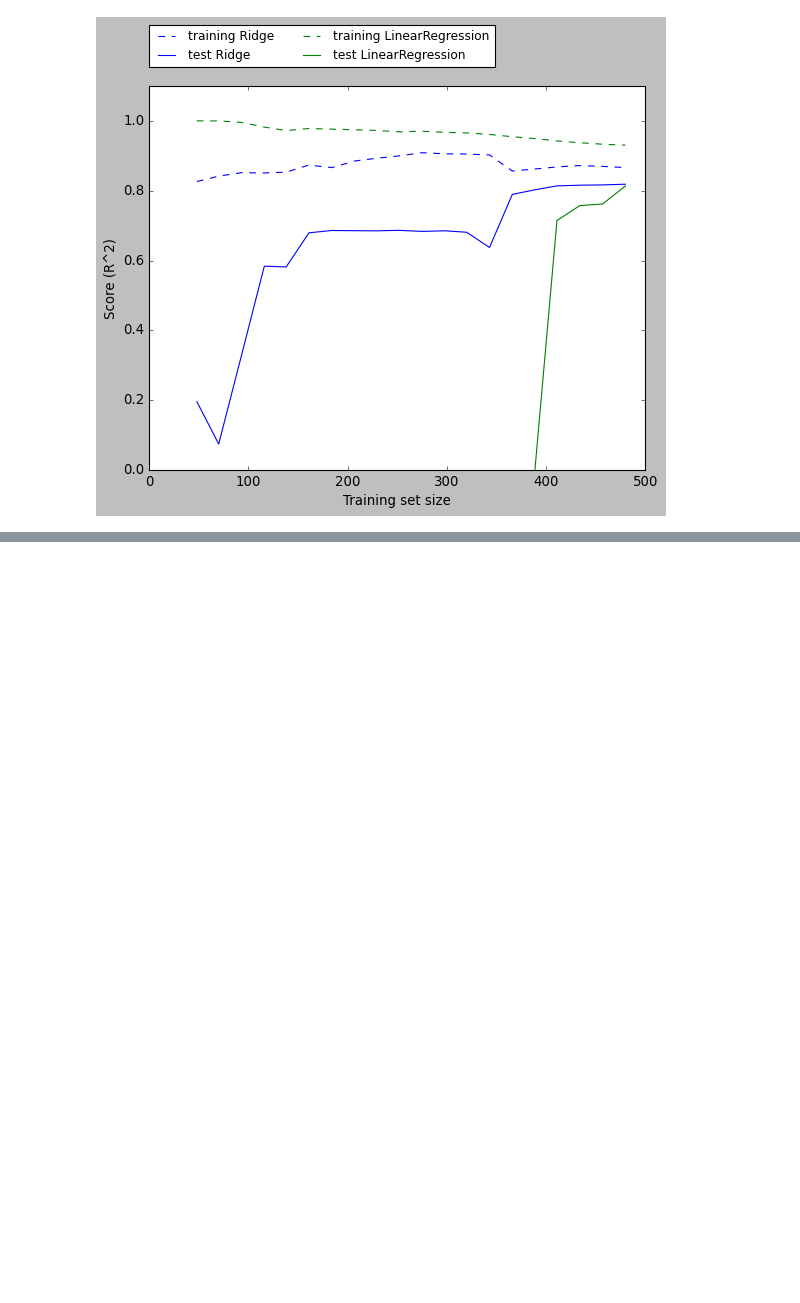
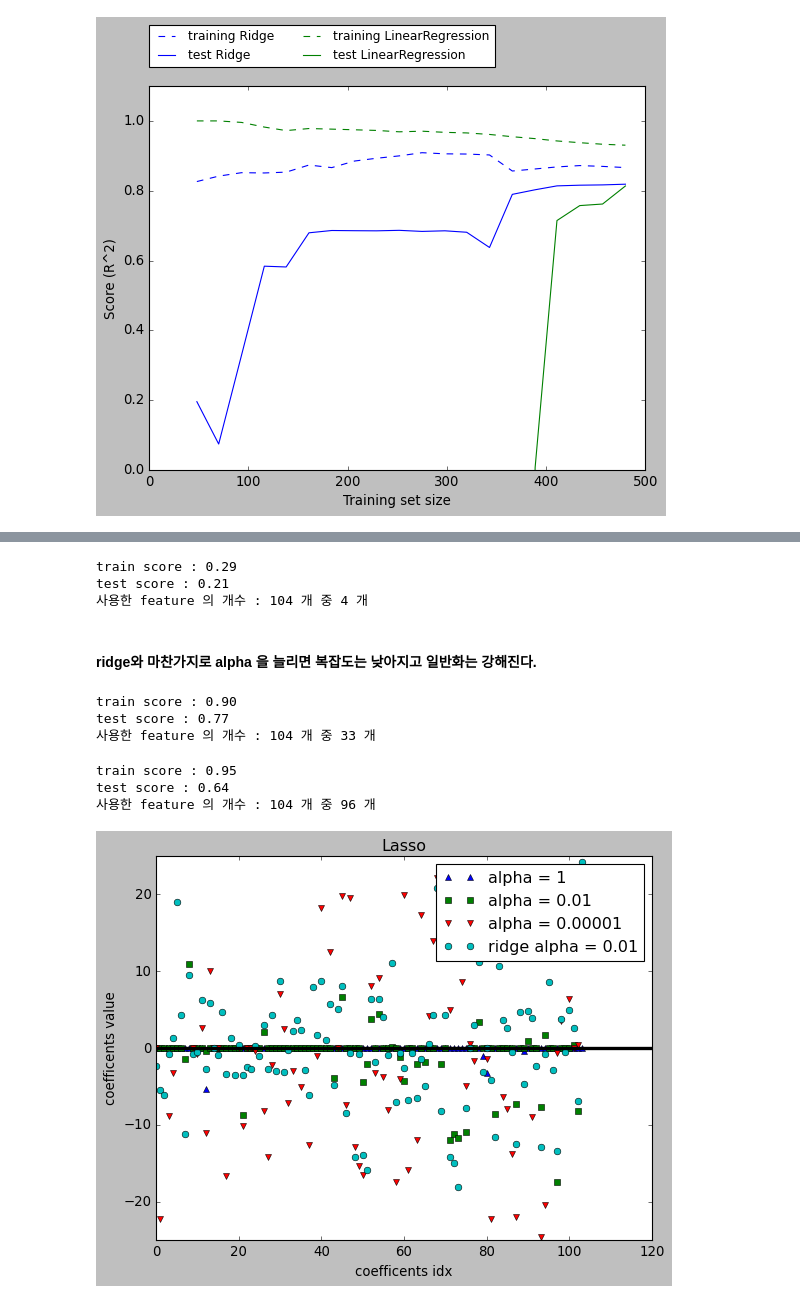
Before and after one commit to Hosung-Ahn/IntroducingML, a Jupyter notebook: Chpter2-supervised_learning/LinearModel.ipynb, the cells around one changed output, grey strips where cells are left out. Saved outputs shown, nothing was run; the diff lists cells and outputs as text; code cells hidden in the pictures; blank space fills up the shorter version.

Commit message:
Lasso

```diff
--- a/Chpter2-supervised_learning/LinearModel.ipynb
+++ b/Chpter2-supervised_learning/LinearModel.ipynb
@@ -138,0 +145,49 @@ mglearn.plots.plot_ridge_n_samples()
+# %%
+from sklearn.linear_model import Lasso
+
+lasso = Lasso().fit(X_train, y_train)
+print(f"train score : {lasso.score(X_train, y_train):0.2f}")
+print(f"test score : {lasso.score(X_test, y_test):0.2f}")
+print(f"사용한 feature 의 개수 : {X_train.shape[1]} 개 중 {np.sum(lasso.coef_ != 0)} 개")
+# %% [output]
+train score : 0.29
+test score : 0.21
+사용한 feature 의 개수 : 104 개 중 4 개
+# %% [markdown]
+#### ridge와 마찬가지로 alpha 을 늘리면 복잡도는 낮아지고 일반화는 강해진다.
+# %%
+lasso001 = Lasso(alpha = 0.01, max_iter = 50000).fit(X_train, y_train)
+print(f"train score : {lasso001.score(X_train, y_train):0.2f}")
+print(f"test score : {lasso001.score(X_test, y_test):0.2f}")
+print(f"사용한 feature 의 개수 : {X_train.shape[1]} 개 중 {np.sum(lasso001.coef_ != 0)} 개")
+# %% [output]
+train score : 0.90
+test score : 0.77
+사용한 feature 의 개수 : 104 개 중 33 개
+# %%
+lasso00001 = Lasso(alpha = 0.0001, max_iter = 50000).fit(X_train, y_train)
+print(f"train score : {lasso00001.score(X_train, y_train):0.2f}")
+print(f"test score : {lasso00001.score(X_test, y_test):0.2f}")
+print(f"사용한 feature 의 개수 : {X_train.shape[1]} 개 중 {np.sum(lasso00001.coef_ != 0)} 개")
+# %% [output]
+train score : 0.95
+test score : 0.64
+사용한 feature 의 개수 : 104 개 중 96 개
+# %%
+plt.plot(lasso.coef_, '^', label = 'alpha = 1')
+plt.plot(lasso001.coef_, 's', label = 'alpha = 0.01')
+plt.plot(lasso00001.coef_, 'v', label = 'alpha = 0.00001')
+plt.plot(ridge01.coef_, 'o', label = 'ridge alpha = 0.01')
+
+xlims = plt.xlim()
+plt.hlines(0, *xlims, linewidth = 3, color = 'k')
+plt.ylim(-25,25)
+plt.legend()
+
+plt.title("Lasso")
+plt.xlabel("coefficents idx")
+plt.ylabel("coefficents value")
+
+plt.show()
+# %% [output]
+[figure, added]
```
Also changed, not shown: parts of 2 cells of this notebook.
